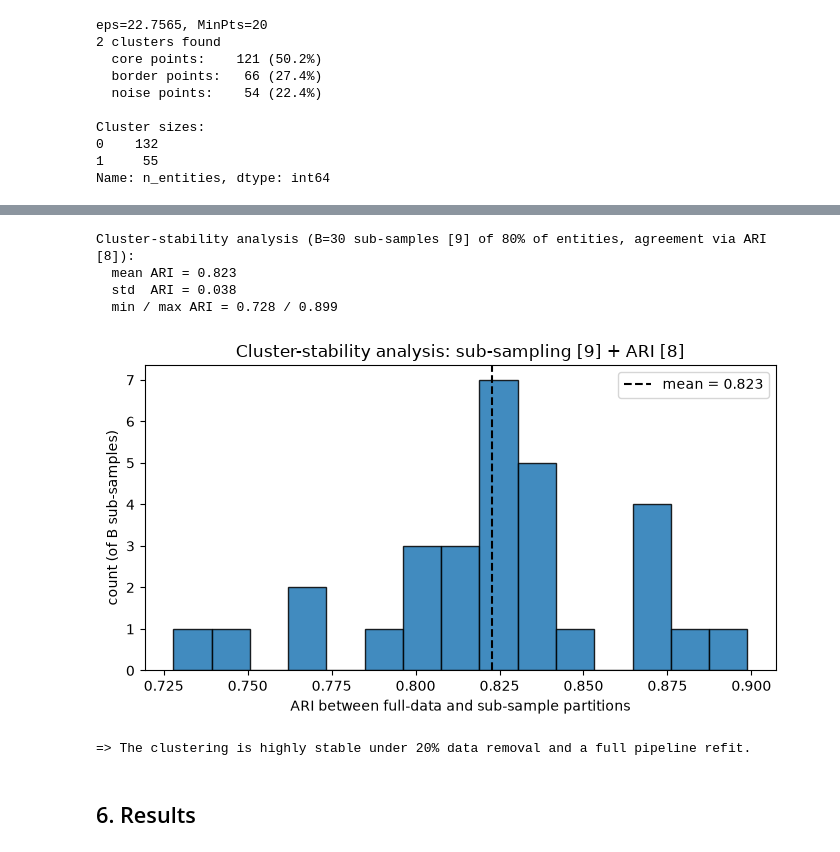
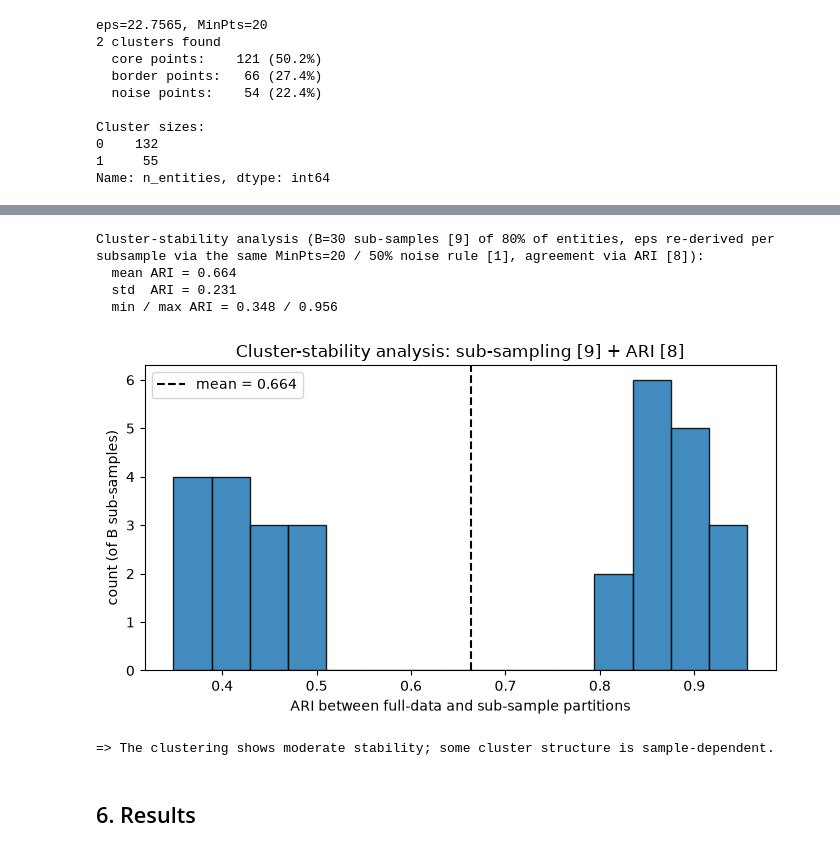
Before and after one commit to divyalakshmiram7-pixel/ERP-Unsupervised-Machine-Learning-for-Discovering-Patterns-in-Stock-Price-Movement., a Jupyter notebook: DBSCAN_colab.ipynb, the cells around one changed output, grey strips where cells are left out. Saved outputs shown, nothing was run; the diff lists cells and outputs as text; code cells hidden in the pictures.

```diff
--- a/DBSCAN_colab.ipynb
+++ b/DBSCAN_colab.ipynb
@@ -310,10 +310,10 @@ if not len(valid):
           "picking the best of the full grid instead.")
 
 best = pool.sort_values("silhouette", ascending=False).iloc[0]
-MINPTS, EPS = int(best["MinPts"]), float(best["eps"])
+MINPTS, EPS, BEST_NOISE_PCT = int(best["MinPts"]), float(best["eps"]), int(best["noise_pct_rule"])
 print(f"\nSelected by maximum average silhouette width S [2]:")
 print(f"  MinPts = {MINPTS}")
-print(f"  eps    = {EPS:.4f}  (from the {int(best['noise_pct_rule'])}% noise rule [1, Sec 4.2])")
+print(f"  eps    = {EPS:.4f}  (from the {BEST_NOISE_PCT}% noise rule [1, Sec 4.2])")
 print(f"  clusters = {int(best['n_clusters'])}, noise = {best['noise_frac']:.1%}, "
       f"S = {best['silhouette']:.3f}")
 # %% [output]
@@ -389,5 +401,5 @@ what two independent random partitions would give, and it can dip slightly negat
 # %%
-def stability_analysis(X_features, eps, minpts, labels_full, B=30, frac=0.8, seed=RANDOM_STATE):
+def stability_analysis(X_features, minpts, noise_pct, labels_full, B=30, frac=0.8, seed=RANDOM_STATE):
     rng_local = np.random.default_rng(seed)
     n_local = X_features.shape[0]
     m = int(round(frac * n_local))
@@ -396,42 +408,55 @@ def stability_analysis(X_features, eps, minpts, labels_full, B=30, frac=0.8, see
         idx = rng_local.choice(n_local, size=m, replace=False)
         sub_scaled = StandardScaler().fit_transform(X_features[idx])
         sub_pca = PCA(n_components=VARIANCE_TARGET, random_state=seed).fit_transform(sub_scaled)
-        sub_labels = DBSCAN(eps=eps, min_samples=minpts, metric="euclidean").fit_predict(sub_pca)
+
+        # Re-derive eps on THIS subsample's own PCA space, using the same
+        # (MinPts, noise-percentile) rule [1, Sec 4.2] selected in Section 4.1 --
+        # reusing the full-data eps number here would be invalid, since PCA was
+        # just refit and its distance scale is not guaranteed to match.
+        nn_sub = NearestNeighbors(n_neighbors=minpts, metric="euclidean").fit(sub_pca)
+        dist_sub, _ = nn_sub.kneighbors(sub_pca)
+        kd_sub = np.sort(dist_sub[:, -1])[::-1]
+        idx_pct = int(round(noise_pct / 100.0 * (len(kd_sub) - 1)))
+        eps_sub = kd_sub[idx_pct]
+
+        sub_labels = DBSCAN(eps=eps_sub, min_samples=minpts, metric="euclidean").fit_predict(sub_pca)
         scores.append(adjusted_rand_score(labels_full[idx], sub_labels))
     return np.array(scores)
 
 
-stability_scores = stability_analysis(X_raw, EPS, MINPTS, labels, B=30, frac=0.8)
+stability_scores = stability_analysis(X_raw, MINPTS, BEST_NOISE_PCT, labels, B=30, frac=0.8)
 
-print(f"Cluster-stability analysis (B=30 sub-samples [9] of 80% of entities, agreement via ARI [8]):")
+print(f"Cluster-stability analysis (B=30 sub-samples [9] of 80% of entities, "
+      f"eps re-derived per subsample via the same MinPts={MINPTS} / "
+      f"{BEST_NOISE_PCT}% noise rule [1], agreement via ARI [8]):")
 print(f"  mean ARI = {stability_scores.mean():.3f}")
 print(f"  std  ARI = {stability_scores.std():.3f}")
 print(f"  min / max ARI = {stability_scores.min():.3f} / {stability_scores.max():.3f}")
 
 fig, ax = plt.subplots(figsize=(7, 4))
 ax.hist(stability_scores, bins=15, color="C0", edgecolor="k", alpha=0.85)
 ax.axvline(stability_scores.mean(), color="k", ls="--", lw=1.5,
            label=f"mean = {stability_scores.mean():.3f}")
 ax.set_xlabel("ARI between full-data and sub-sample partitions")
 ax.set_ylabel("count (of B sub-samples)")
 ax.set_title("Cluster-stability analysis: sub-sampling [9] + ARI [8]")
 ax.legend()
 plt.tight_layout()
 plt.show()
 
 if stability_scores.mean() > 0.7:
     print("=> The clustering is highly stable under 20% data removal and a full pipeline refit.")
 elif stability_scores.mean() > 0.4:
     print("=> The clustering shows moderate stability; some cluster structure is sample-dependent.")
 else:
     print("=> The clustering is not very stable; treat the specific clusters found with caution.")
 # %% [output]
-Cluster-stability analysis (B=30 sub-samples [9] of 80% of entities, agreement via ARI [8]):
-  mean ARI = 0.823
-  std  ARI = 0.038
-  min / max ARI = 0.728 / 0.899
+Cluster-stability analysis (B=30 sub-samples [9] of 80% of entities, eps re-derived per subsample via the same MinPts=20 / 50% noise rule [1], agreement via ARI [8]):
+  mean ARI = 0.664
+  std  ARI = 0.231
+  min / max ARI = 0.348 / 0.956
-[figure, old version]
+[figure, new version]
-=> The clustering is highly stable under 20% data removal and a full pipeline refit.
+=> The clustering shows moderate stability; some cluster structure is sample-dependent.
 # %% [markdown]
 ## 6. Results
 # %%
```
Also changed, not shown: parts of 1 cell of this notebook.
